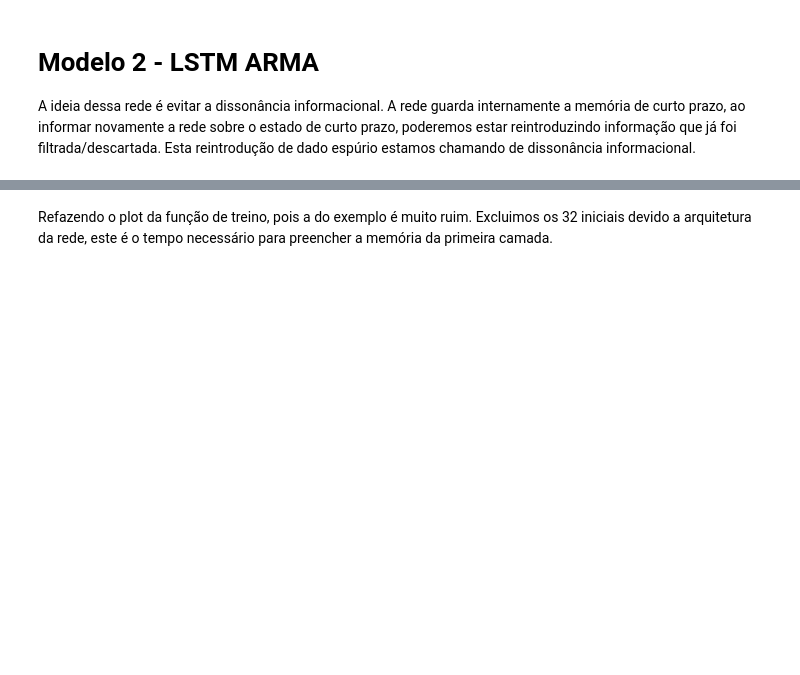
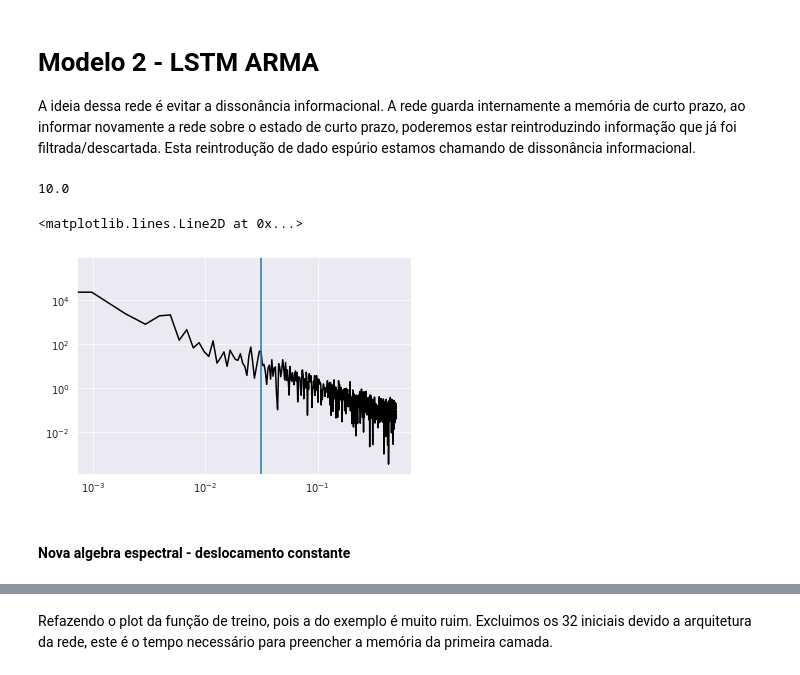
Before and after one commit to barauna-lo/Colored_Noise, a Jupyter notebook: CervejaGratis.ipynb, the cells around one changed output, grey strips where cells are left out. Cells and saved outputs as stored; diff of their text form; code cells hidden in the pictures; blank space fills up the shorter version.

```diff
--- a/CervejaGratis.ipynb
+++ b/CervejaGratis.ipynb
@@ -378,20 +460,3 @@ https://github.com/ageron/handson-ml2/blob/master/15_processing_sequences_using_
 # plt.show()
 # %% [markdown]
 ## Data 3: Colored Noise
-# %%
-delta_beta = DBeta()
-
-a = cn.powerlaw_psd_gaussian(2, 2**16)
-
-a1 = a[:2**15]
-a2 = a[2*15:2**16]
-
-a = torch.tensor(np.array([a]))
-a1 = torch.tensor(np.array([a1]))
-a2 = torch.tensor(np.array([a2]))
-
-print(delta_beta.beta(a))
-print(delta_beta.beta(a1))
-print(delta_beta.beta(a2))
-print(delta_beta.beta(a1)-delta_beta.beta(a2))
-print(nn.MSELoss())
@@ -880,6 +904,27 @@ KeyboardInterrupt: ignored
 # Modelo 2 - LSTM ARMA
 
 A ideia dessa rede é evitar a dissonância informacional. A rede guarda internamente a memória de curto prazo, ao informar novamente a rede sobre o estado de curto prazo, poderemos estar reintroduzindo informação que já foi filtrada/descartada. Esta reintrodução de dado espúrio estamos chamando de dissonância informacional.
+# %%
+def plot_psd(data,label='PSD',color='k'):
+  ft = np.fft.fft(data)
+  #ft = np.fft.fft(y[0,:])
+  ft = np.real(ft*np.conj(ft))
+  freq = np.fft.fftfreq(len(ft))
+  seq = np.argsort(freq)
+  a,b = np.polyfit(np.log(freq[freq>0.0]),np.log(ft[freq>0.0]),deg=1)
+  text = "{} {}f + {}".format(label,np.round(a,3),np.round(b,3))
+  #plota o psd
+  return plt.loglog(freq[seq],ft[seq],color=color,label=text)
+# %%
+np.log2(len(trainX[0]))
+np.sqrt(100)
+# %% [output]
+10.0
+# %%
+plot_psd(trainX[0])
+# %% [output]
+<matplotlib.lines.Line2D at 0x...>
+[figure, added]
 # %%
 class LSTM_ARMA(nn.Module):
     def __init__(self, n_inputs=512, hidden_layers=32):
@@ -917 +988,3 @@ class LSTM_ARMA(nn.Module):
         return outputs
+# %% [markdown]
+#### Nova algebra espectral - deslocamento constante
```
Also changed, not shown: parts of 29 cells of this notebook.
